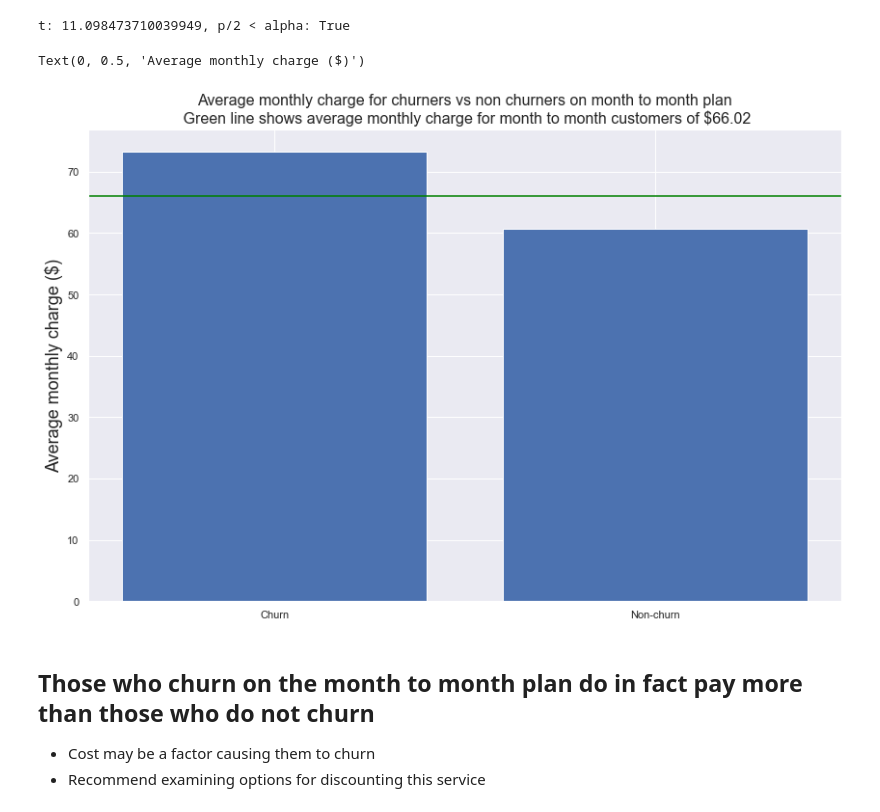
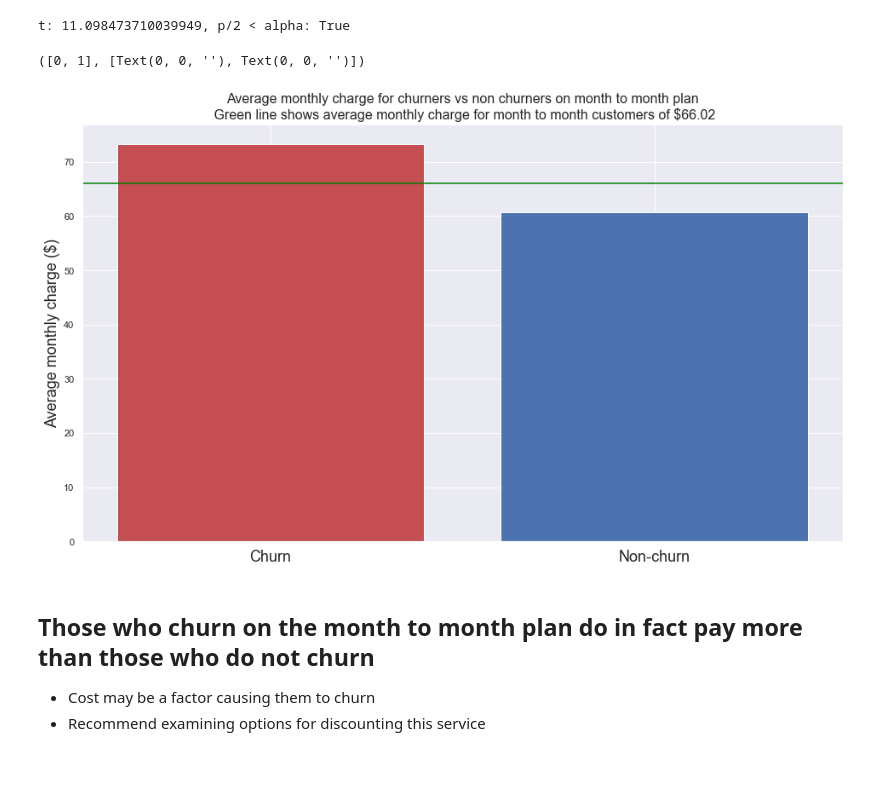
Before and after one commit to jesse-d-marder/classification-project, a Jupyter notebook: churn_report.ipynb, the cells around one changed output. Saved outputs shown, nothing was run; the diff lists cells and outputs as text; code cells hidden in the pictures; blank space fills up the shorter version.

```diff
--- a/churn_report.ipynb
+++ b/churn_report.ipynb
@@ -89,25 +81,3 @@ baseline_churn = (train.churn == 1).mean()
 # %%
 # Set alpha level for significance
 alpha = 0.05
-# %%
-# Establish a list of the groups to be tested
-groups = ['is_male', 'is_senior_citizen', 'has_partner', 'has_dependent', 'is_paperless','is_autopay','is_month_to_month','has_phone','has_internet_service','has_streaming']
-reject_null = []
-churn_rate=[]
-# Iterate through groups and perform chi square test for each. Save churn rate and test result to lists
-for group in groups:
-    observed = pd.crosstab(train.churn, train[group])
-    chi2, p, dof, expected = stats.chi2_contingency(observed)
-    churn_rate.append((train.churn[train[group] == 1]).mean())
-    reject_null.append(p<alpha)
-
-# Create pandas DataFrame for plotting
-results = pd.DataFrame(data = {'churn_rate':churn_rate,'reject_null':reject_null},index = groups)
-results = results.sort_values(by= 'churn_rate')
-
-# Plot bar plot of results, highlighting which groups we can reject the null hypothesis - ie there is a relationshio
-sns.set(rc={'figure.figsize':(14,9)})
-sns.barplot(data = results, x = results.index ,y = 'churn_rate', hue = 'reject_null',)
-plt.tight_layout()
-plt.title('Churn Rates by Group - Chi Squared results\nGreen line shows overall churn rate')
-plt.axhline(y=baseline_churn, color = 'green')
@@ -116,0 +103,9 @@ plt.axhline(y=baseline_churn, color = 'green')
+# %%
+# Plot bar plot of results, highlighting which groups we can reject the null hypothesis - ie there is a relationshio
+sns.set(rc={'figure.figsize':(16,9)})
+colors = ('b','b','b','b','b','r','r','r','r','r')
+sns.barplot(data = results, x = results.index ,y = 'churn_rate', palette = colors)
+plt.tight_layout()
+plt.title('Churn Rates by Group - Chi Squared results\nRed line shows overall churn rate', fontsize = 18)
+plt.axhline(y=baseline_churn, color = 'red')
+plt.ylabel('Churn Rate', fontsize = 18)
@@ -142,13 +140,14 @@ print(f"t: {t}, p/2 < alpha: {p/2<alpha}")
 # %% [output]
 t: 11.098473710039949, p/2 < alpha: True
 # %%
-plt.bar(x=['Churn','Non-churn'], height =[churn_sample.mean(),non_churn_sample.mean()])
+plt.bar(x=['Churn','Non-churn'], height =[churn_sample.mean(),non_churn_sample.mean()], color = ('r','b'))
 plt.title(f'Average monthly charge for churners vs non churners on month to month plan\n Green line shows average monthly charge for month to month customers of ${month_to_month.monthly_charges.mean():.2f}', fontsize = 16)
 plt.axhline(month_to_month.monthly_charges.mean(), color = 'green')
 plt.ylabel('Average monthly charge ($)', fontsize = 18)
+plt.xticks (fontsize=18)
 # %% [output]
-Text(0, 0.5, 'Average monthly charge ($)')
+([0, 1], [Text(0, 0, ''), Text(0, 0, '')])
-[figure, old version]
+[figure, new version]
 # %% [markdown]
 
 ## Those who churn on the month to month plan do in fact pay more than those who do not churn
```
Also changed, not shown: parts of 24 cells of this notebook, 5 other files.
